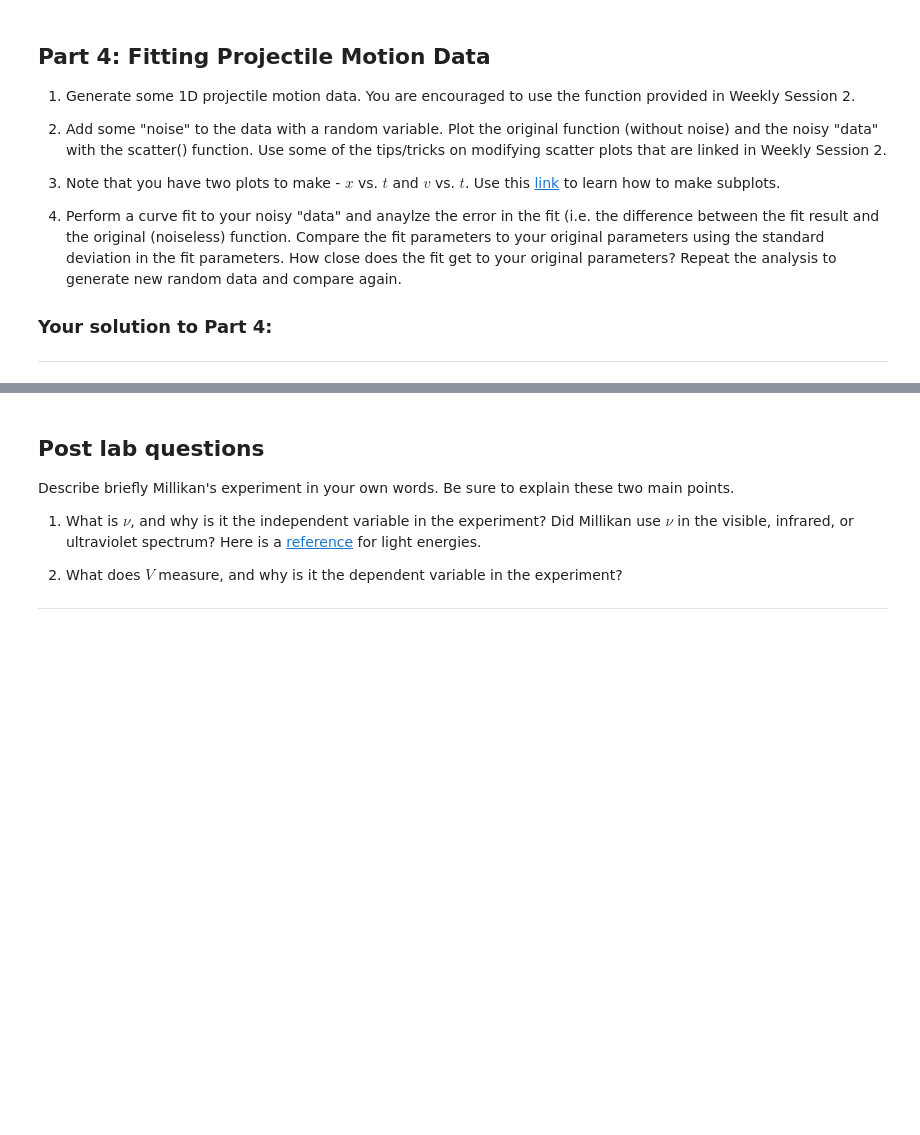
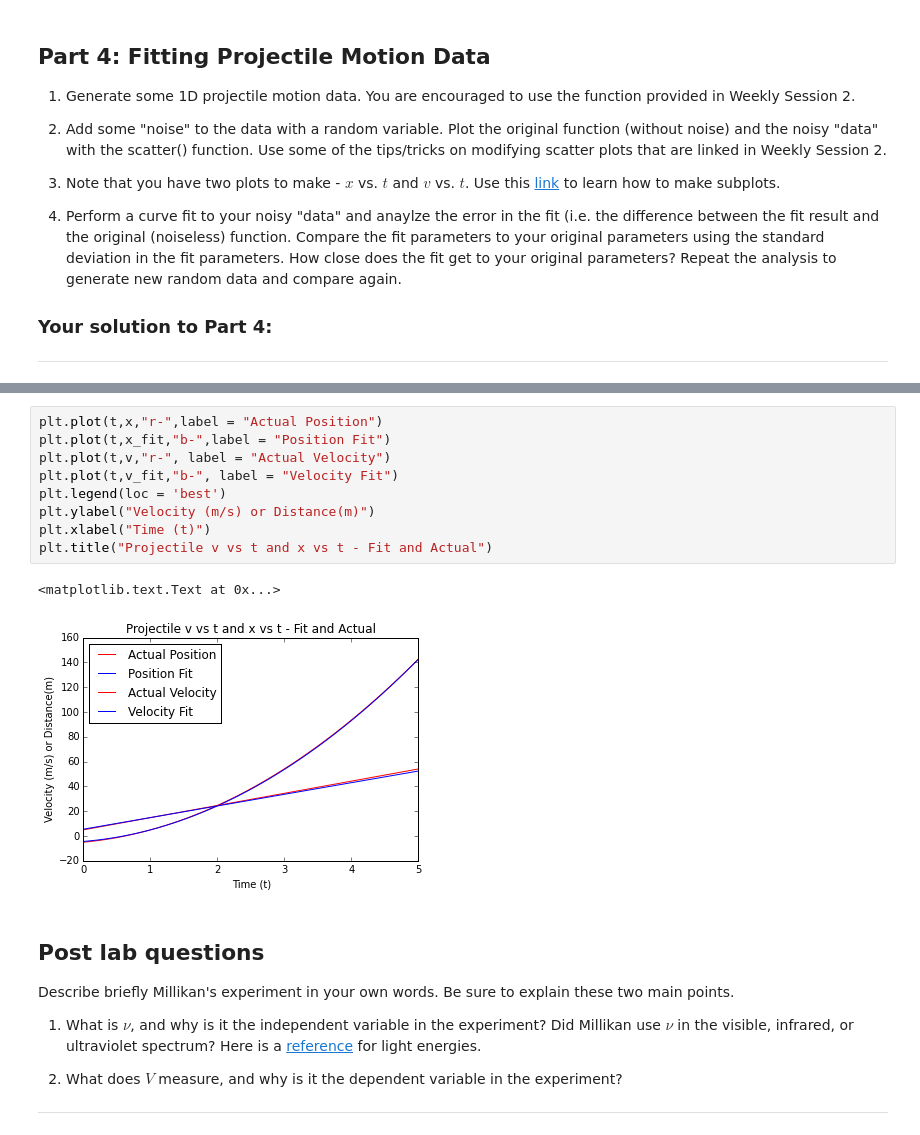
Before and after one commit to willmon16/Labs, a Jupyter notebook: Lab2/Lab2 - Curve Fitting.ipynb, the cells around one changed output, grey strips where cells are left out. Drawn from its saved outputs; the diff is of its cells as text; blank space fills up the shorter version.

```diff
--- a/Lab2/Lab2 - Curve Fitting.ipynb
+++ b/Lab2/Lab2 - Curve Fitting.ipynb
@@ -297,3 +305,15 @@ ValueError: operands could not be broadcast together with shapes (50,) (10,)
+# %%
+plt.plot(t,x,"r-",label = "Actual Position")
+plt.plot(t,x_fit,"b-",label = "Position Fit")
+plt.plot(t,v,"r-", label = "Actual Velocity")
+plt.plot(t,v_fit,"b-", label = "Velocity Fit")
+plt.legend(loc = 'best')
+plt.ylabel("Velocity (m/s) or Distance(m)")
+plt.xlabel("Time (t)")
+plt.title("Projectile v vs t and x vs t - Fit and Actual")
+# %% [output]
+<matplotlib.text.Text at 0x...>
+[figure, added]
 # %% [markdown]
 ## Post lab questions
 
```
Also changed, not shown: parts of 7 cells of this notebook, 1 other file.
